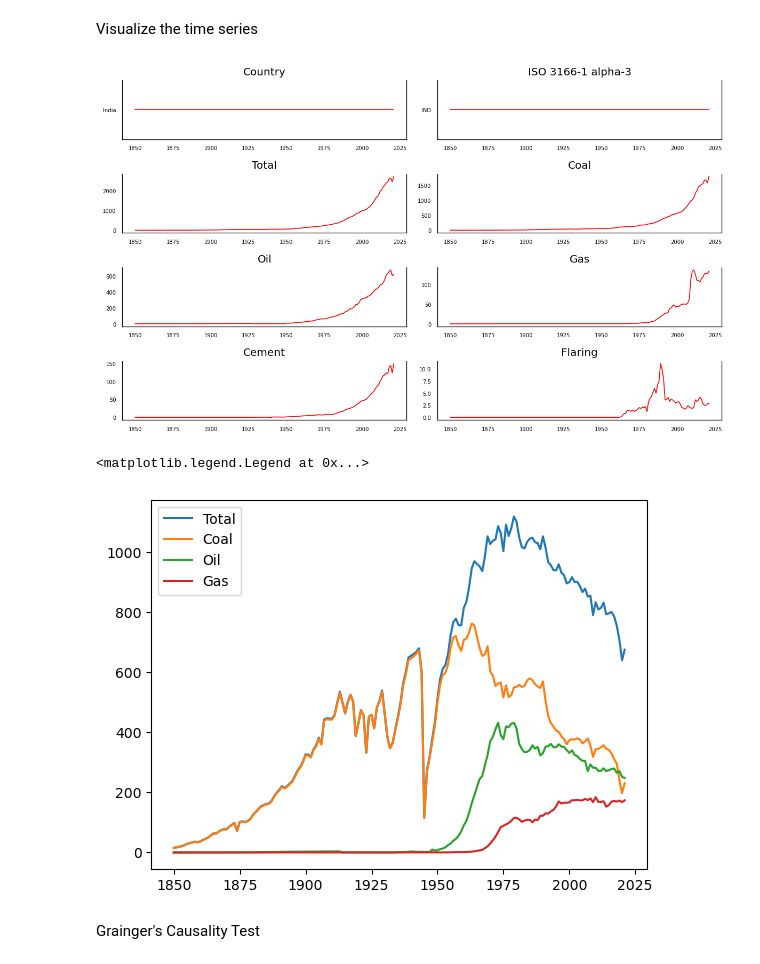
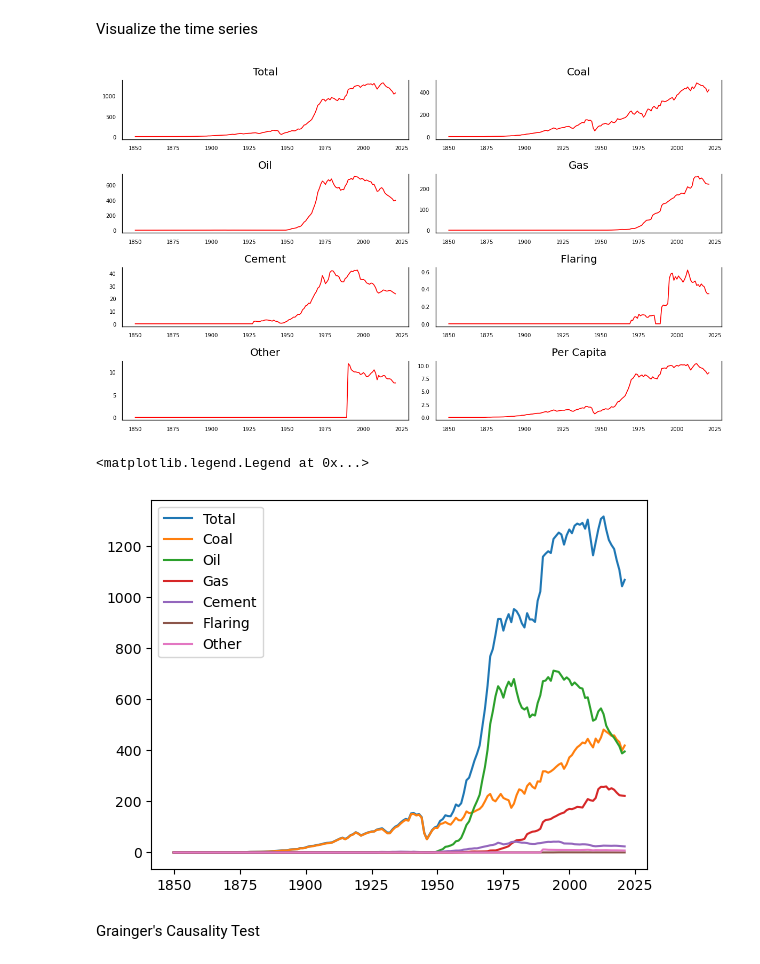
Before and after one commit to danilogiarlini/Global-CO2-Emission-Forecasting, a Jupyter notebook: arima_model.ipynb, the cells around one changed output. Cells and saved outputs as stored; diff of their text form; code cells hidden in the pictures.

```diff
--- a/arima_model.ipynb
+++ b/arima_model.ipynb
@@ -39,0 +20,3 @@ df
+# %%
+df_ger = pd.read_csv('Data/Germany.csv',  index_col='Year')
+df_ger # the one with categorical variable for Germany
@@ -39,0 +38,4 @@ df
+# %%
+# Drop the categorial variables
+df= df_ger.select_dtypes(include=['float64'])
+df
@@ -61,26 +78,38 @@ for i, ax in enumerate(axes.flatten()):
 
 plt.tight_layout();
 # %% [output]
-[figure, old version]
+[figure, new version]
 # %%
 plt.figure()
 
 x = df.index
 y1 = df['Total']
 y2 = df['Coal']
 y3 = df['Oil']
 y4 = df['Gas']
 
+y5 = df['Cement']
+y6 = df['Flaring']
+y7 = df['Other']
+
+
+
+
 plt.plot(x,y1)
 plt.plot(x,y2)
 plt.plot(x,y3)
 plt.plot(x,y4)
 
+plt.plot(x,y5)
+plt.plot(x,y6)
+plt.plot(x,y7)
 
-plt.legend(['Total', 'Coal', 'Oil', 'Gas'])
+
+
+plt.legend(['Total', 'Coal', 'Oil', 'Gas', 'Cement', 'Flaring', 'Other'])
 # %% [output]
 <matplotlib.legend.Legend at 0x...>
-[figure, old version]
+[figure, new version]
 # %% [markdown]
 Grainger's Causality Test
 # %%
```
Also changed, not shown: parts of 6 cells of this notebook.
